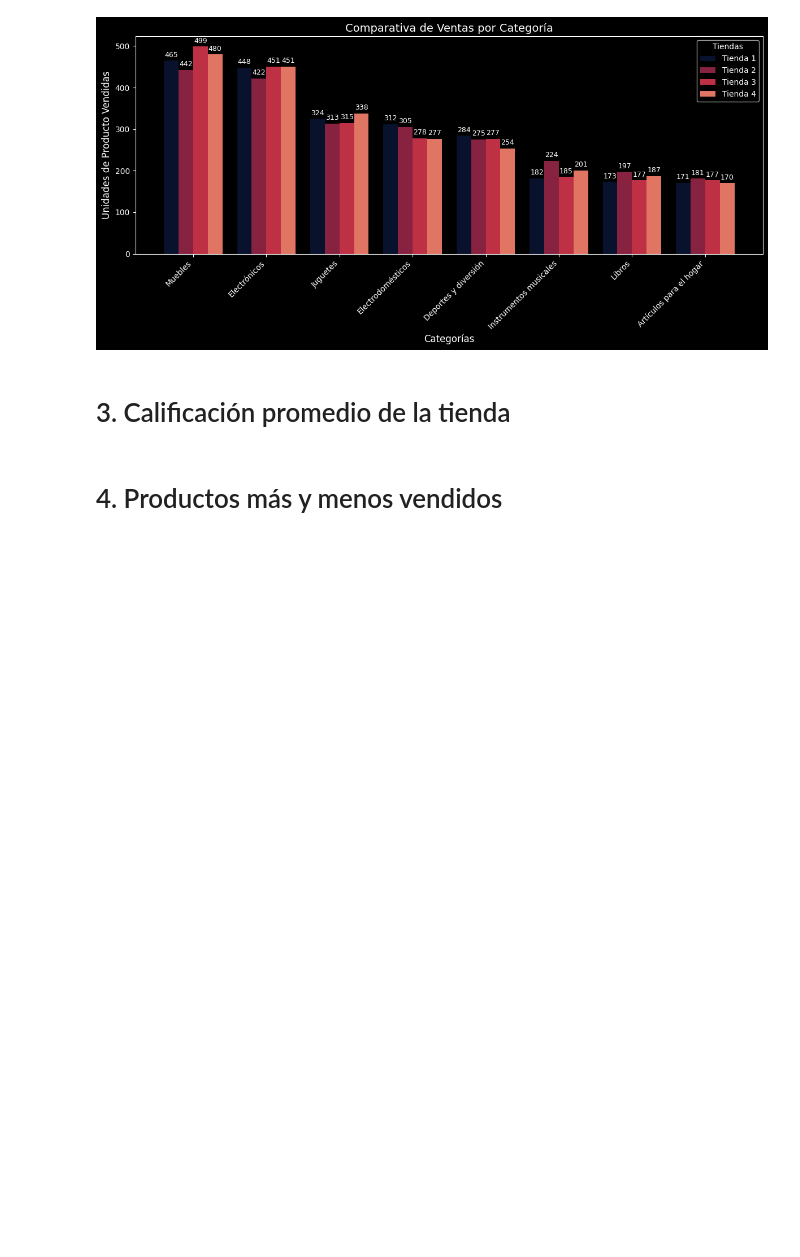
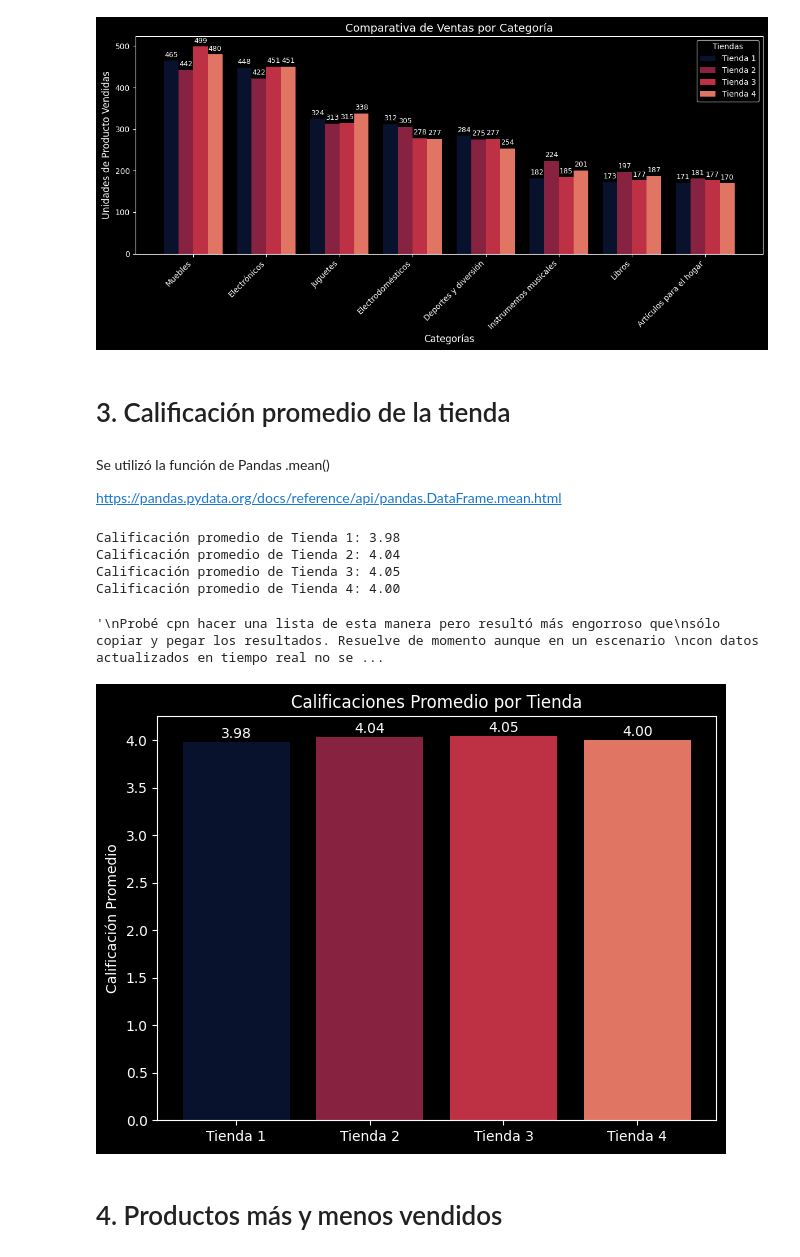
Before and after one commit to zenyonki/alura_store, a Jupyter notebook: AluraStoreLatam.ipynb, the cells around one changed output. Cells and saved outputs as stored; diff of their text form; code cells hidden in the pictures; blank space fills up the shorter version.

```diff
--- a/AluraStoreLatam.ipynb
+++ b/AluraStoreLatam.ipynb
@@ -275,6 +275,60 @@ plt.show()
 [figure]
 # %% [markdown]
 # 3. Calificación promedio de la tienda
+# %% [markdown]
+Se utilizó la función de Pandas .mean()
+
+https://pandas.pydata.org/docs/reference/api/pandas.DataFrame.mean.html
+# %%
+promedio_tienda_1 = tienda['Calificación'].mean()
+promedio_tienda_2 = tienda2['Calificación'].mean()
+promedio_tienda_3 = tienda3['Calificación'].mean()
+promedio_tienda_4 = tienda4['Calificación'].mean()
+
+print(f'Calificación promedio de Tienda 1: {promedio_tienda_1:.2f}')
+print(f'Calificación promedio de Tienda 2: {promedio_tienda_2:.2f}')
+print(f'Calificación promedio de Tienda 3: {promedio_tienda_3:.2f}')
+print(f'Calificación promedio de Tienda 4: {promedio_tienda_4:.2f}')
+# %% [output]
+Calificación promedio de Tienda 1: 3.98
+Calificación promedio de Tienda 2: 4.04
+Calificación promedio de Tienda 3: 4.05
+Calificación promedio de Tienda 4: 4.00
+# %%
+'''
+Probé cpn hacer una lista de esta manera pero resultó más engorroso que
+sólo copiar y pegar los resultados. Resuelve de momento aunque en un escenario
+con datos actualizados en tiempo real no sería la mejor opción.
+
+lista_promedios = [
+    float(calificacion_tienda_1),
+    float(calificacion_tienda_2),
+    float(calificacion_tienda_3),
+    float(calificacion_tienda_4)
+]
+'''
+# %% [output]
+'\nProbé cpn hacer una lista de esta manera pero resultó más engorroso que\nsólo copiar y pegar los resultados. Resuelve de momento aunque en un escenario \ncon datos actualizados en tiempo real no se ...
+# %%
+tiendas = ['Tienda 1', 'Tienda 2', 'Tienda 3', 'Tienda 4']
+calificaciones = [3.98, 4.04, 4.05, 4.00]
+
+fig, ax = plt.subplots()
+bars = ax.bar(tiendas, calificaciones, color=bar_colors)
+
+for bar in bars:
+    height = bar.get_height()
+    ax.text(bar.get_x() + bar.get_width() / 2, height + 0.01,
+            f'{height:.2f}', ha='center', va='bottom', fontsize=10)
+
+ax.set_ylabel('Calificación Promedio')
+ax.set_title('Calificaciones Promedio por Tienda')
+
+plt.style.use('dark_background')
+plt.tight_layout()
+plt.show()
+# %% [output]
+[figure, added]
 # %% [markdown]
 # 4. Productos más y menos vendidos
 # %% [markdown]
```
Also changed, not shown: parts of 1 cell of this notebook.
